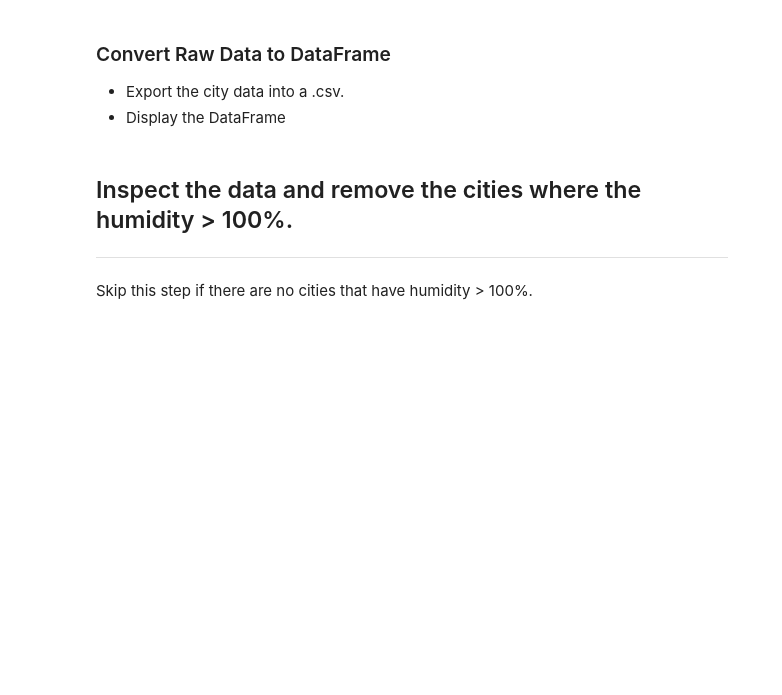
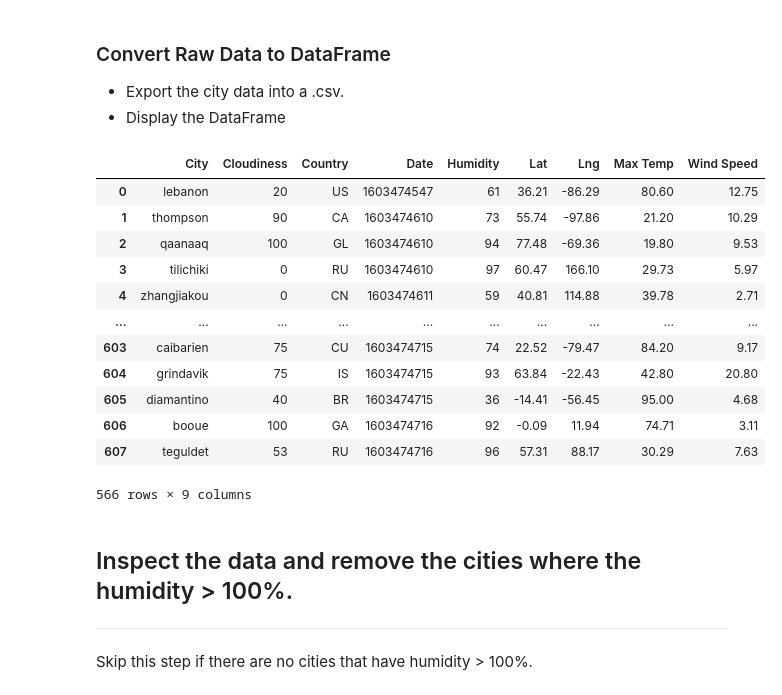
Before and after one commit to haiwy1218/Python-Api-Challenge, a Jupyter notebook: weatherpy/WeatherPy.ipynb, the cells around one changed output. Drawn from its saved outputs; the diff is of its cells as text; code cells hidden in the pictures; blank space fills up the shorter version.

Commit message:
created dataframe with cities and exported csv

```diff
--- a/weatherpy/WeatherPy.ipynb
+++ b/weatherpy/WeatherPy.ipynb
@@ -107,6 +107,24 @@ data retrieval complete
 ### Convert Raw Data to DataFrame
 * Export the city data into a .csv.
 * Display the DataFrame
+# %%
+df=pd.DataFrame.from_dict(weatherlist,orient='index',columns=['City','Cloudiness','Country','Date','Humidity','Lat','Lng','Max Temp','Wind Speed'])
+df.to_csv(output_data_file, ",",header=True,columns=['City','Cloudiness','Country','Date','Humidity','Lat','Lng','Max Temp','Wind Speed'],index=True,index_label='City_ID')
+df
+# %% [output]
+|  | City | Cloudiness | Country | Date | Humidity | Lat | Lng | Max Temp | Wind Speed |
+| 0 | lebanon | 20 | US | 1603474547 | 61 | 36.21 | -86.29 | 80.60 | 12.75 |
+| 1 | thompson | 90 | CA | 1603474610 | 73 | 55.74 | -97.86 | 21.20 | 10.29 |
+| 2 | qaanaaq | 100 | GL | 1603474610 | 94 | 77.48 | -69.36 | 19.80 | 9.53 |
+| 3 | tilichiki | 0 | RU | 1603474610 | 97 | 60.47 | 166.10 | 29.73 | 5.97 |
+| 4 | zhangjiakou | 0 | CN | 1603474611 | 59 | 40.81 | 114.88 | 39.78 | 2.71 |
+| ... | ... | ... | ... | ... | ... | ... | ... | ... | ... |
+| 603 | caibarien | 75 | CU | 1603474715 | 74 | 22.52 | -79.47 | 84.20 | 9.17 |
+| 604 | grindavik | 75 | IS | 1603474715 | 93 | 63.84 | -22.43 | 42.80 | 20.80 |
+| 605 | diamantino | 40 | BR | 1603474715 | 36 | -14.41 | -56.45 | 95.00 | 4.68 |
+| 606 | booue | 100 | GA | 1603474716 | 92 | -0.09 | 11.94 | 74.71 | 3.11 |
+| 607 | teguldet | 53 | RU | 1603474716 | 96 | 57.31 | 88.17 | 30.29 | 7.63 |
+566 rows × 9 columns
 # %% [markdown]
 ## Inspect the data and remove the cities where the humidity > 100%.
 ----
```
Also changed, not shown: parts of 2 cells of this notebook, 1 other file.
